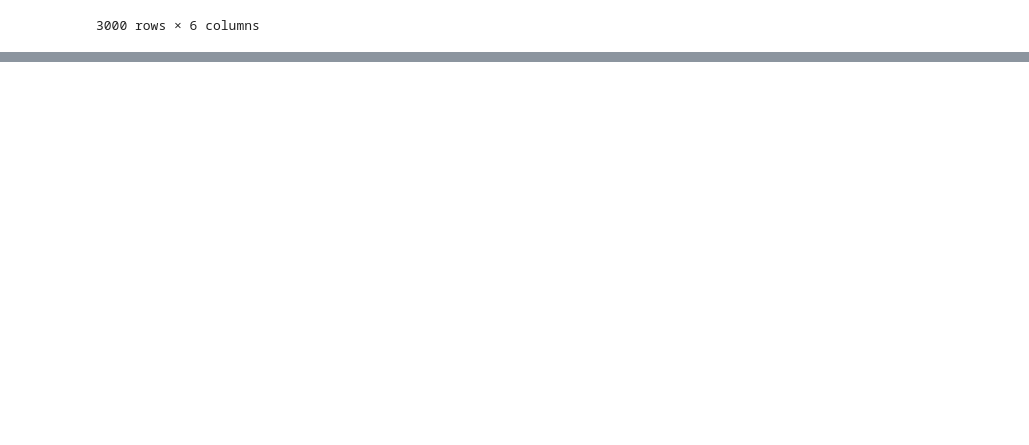
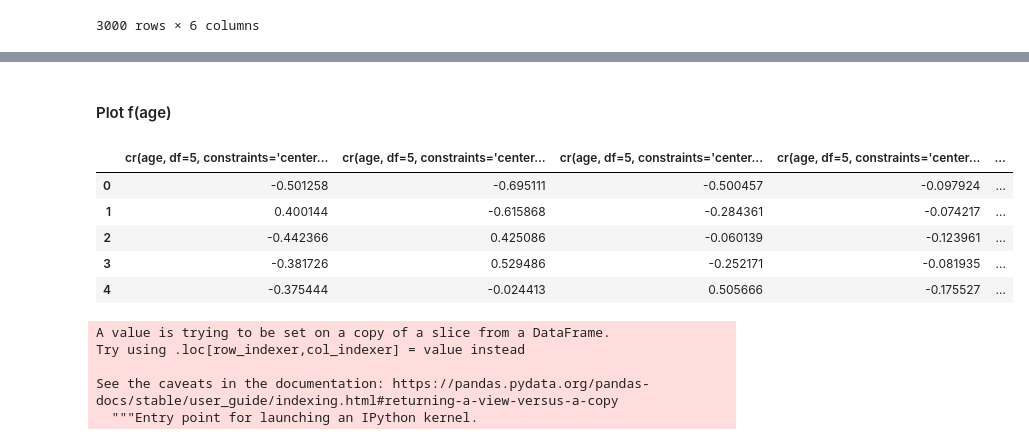
Before and after one commit to Rtavakol/ISLR, a Jupyter notebook: Notebooks/Chapter 7/Lab_Non-linear Modeling.ipynb, the cells around one changed output, grey strips where cells are left out. Saved outputs shown, nothing was run; the diff lists cells and outputs as text; code cells hidden in the pictures; blank space fills up the shorter version.

```diff
--- a/Notebooks/Chapter 7/Lab_Non-linear Modeling.ipynb
+++ b/Notebooks/Chapter 7/Lab_Non-linear Modeling.ipynb
@@ -594,3 +597,26 @@ plt.savefig('f_year.png', dpi = 100)
 # %% [output]
 [interactive output not drawn]
 [interactive output not drawn]
+# %% [markdown]
+#### Plot f(age)
+# %%
+f_age_coeff = GA_model.params[9:]
+df_age_col = dataset_dm.columns[9:].tolist()
+# %%
+df_age = dataset_dm[df_age_col]
+df_age.head()
+# %% [output]
+|  | cr(age, df=5, constraints='center... | cr(age, df=5, constraints='center... | cr(age, df=5, constraints='center... | cr(age, df=5, constraints='center... | ... |
+| 0 | -0.501258 | -0.695111 | -0.500457 | -0.097924 | ... |
+| 1 | 0.400144 | -0.615868 | -0.284361 | -0.074217 | ... |
+| 2 | -0.442366 | 0.425086 | -0.060139 | -0.123961 | ... |
+| 3 | -0.381726 | 0.529486 | -0.252171 | -0.081935 | ... |
+| 4 | -0.375444 | -0.024413 | 0.505666 | -0.175527 | ... |
+# %%
+df_age['Fit Line'] = np.dot(df_age.values, f_age_coeff)
+# %% [output]
+A value is trying to be set on a copy of a slice from a DataFrame.
+Try using .loc[row_indexer,col_indexer] = value instead
+
+See the caveats in the documentation: https://pandas.pydata.org/pandas-docs/stable/user_guide/indexing.html#returning-a-view-versus-a-copy
+  """Entry point for launching an IPython kernel.
```
Also changed, not shown: parts of 15 cells of this notebook, 6 other files.
